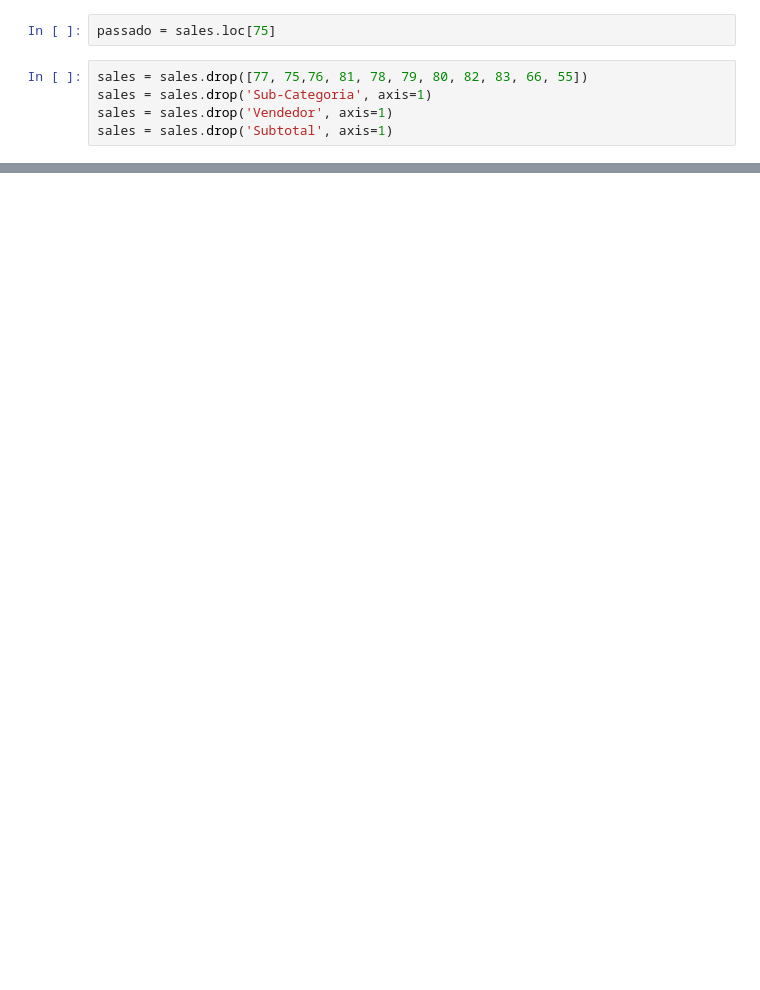
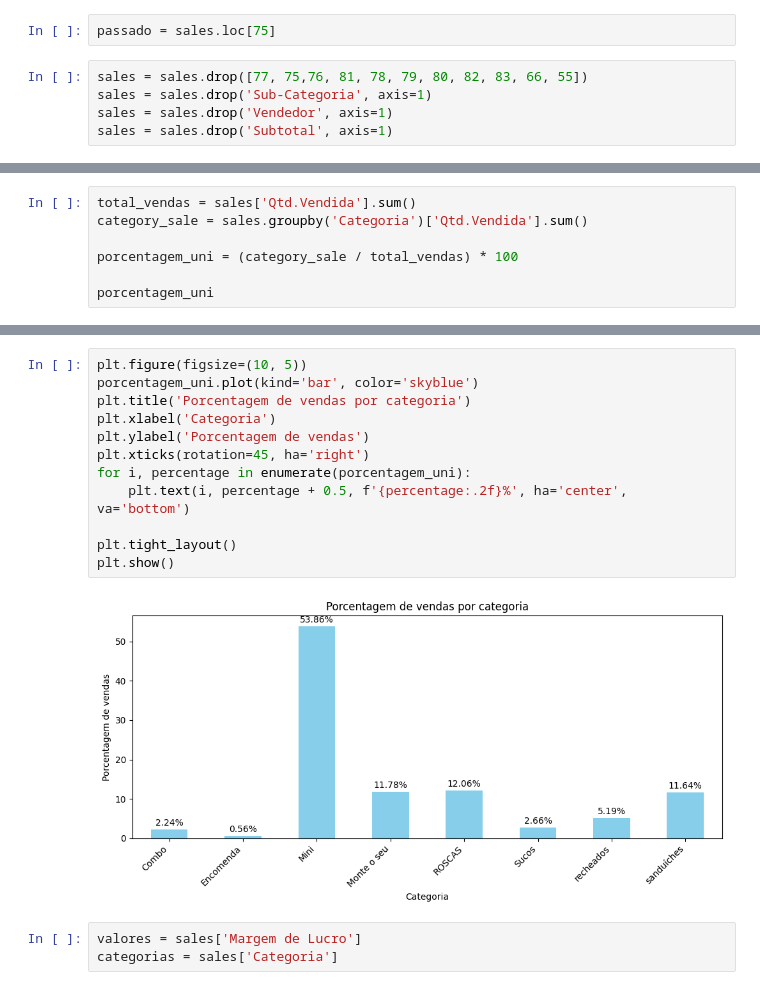
Before and after one commit to AnthonyPCardoso/Data_Science, a Jupyter notebook: La_vem_ele.ipynb, the cells around one changed output, grey strips where cells are left out. Drawn from its saved outputs; the diff is of its cells as text; blank space fills up the shorter version.

```diff
--- a/La_vem_ele.ipynb
+++ b/La_vem_ele.ipynb
@@ -110,0 +112,7 @@ ValueError: shape mismatch: objects cannot be broadcast to a single shape.  Mism
+# %%
+total_vendas = sales['Qtd.Vendida'].sum()
+category_sale = sales.groupby('Categoria')['Qtd.Vendida'].sum()
+
+porcentagem_uni = (category_sale / total_vendas) * 100
+
+porcentagem_uni
@@ -110,0 +130,17 @@ ValueError: shape mismatch: objects cannot be broadcast to a single shape.  Mism
+# %%
+plt.figure(figsize=(10, 5))
+porcentagem_uni.plot(kind='bar', color='skyblue')
+plt.title('Porcentagem de vendas por categoria')
+plt.xlabel('Categoria')
+plt.ylabel('Porcentagem de vendas')
+plt.xticks(rotation=45, ha='right')
+for i, percentage in enumerate(porcentagem_uni):
+    plt.text(i, percentage + 0.5, f'{percentage:.2f}%', ha='center', va='bottom')
+
+plt.tight_layout()
+plt.show()
+# %% [output]
+[figure, added]
+# %%
+valores = sales['Margem de Lucro']
+categorias = sales['Categoria']
```
Also changed, not shown: parts of 10 cells of this notebook.
